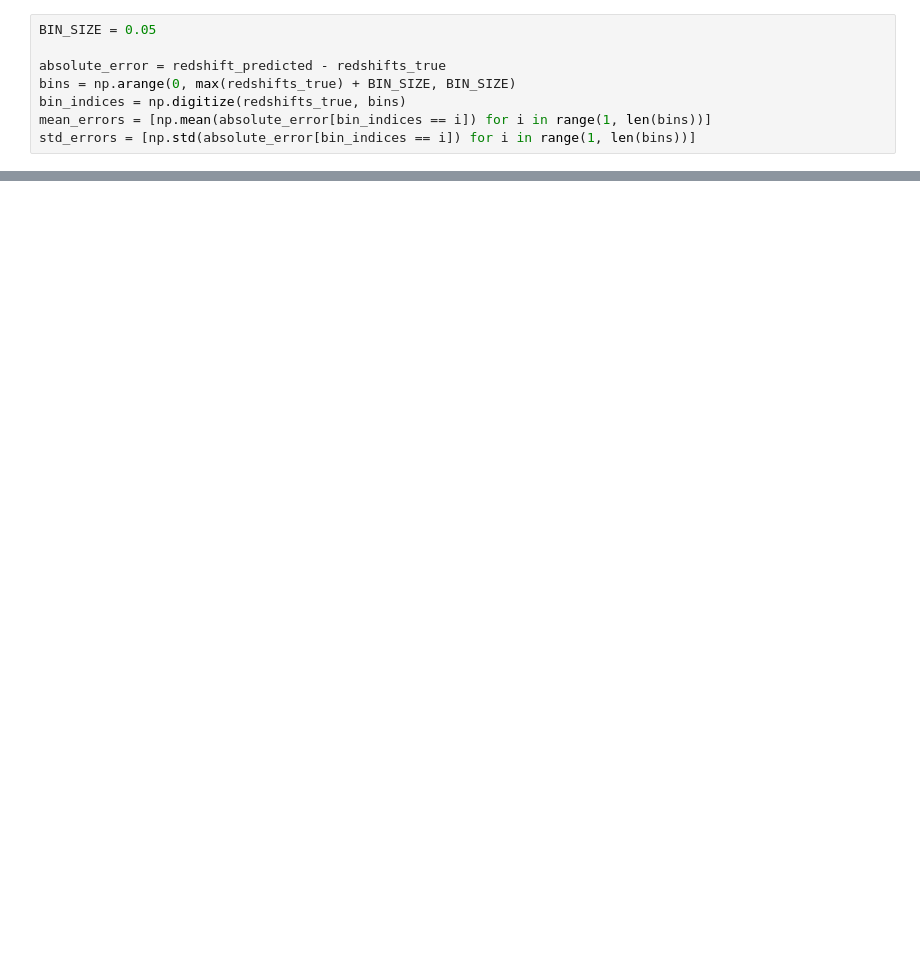
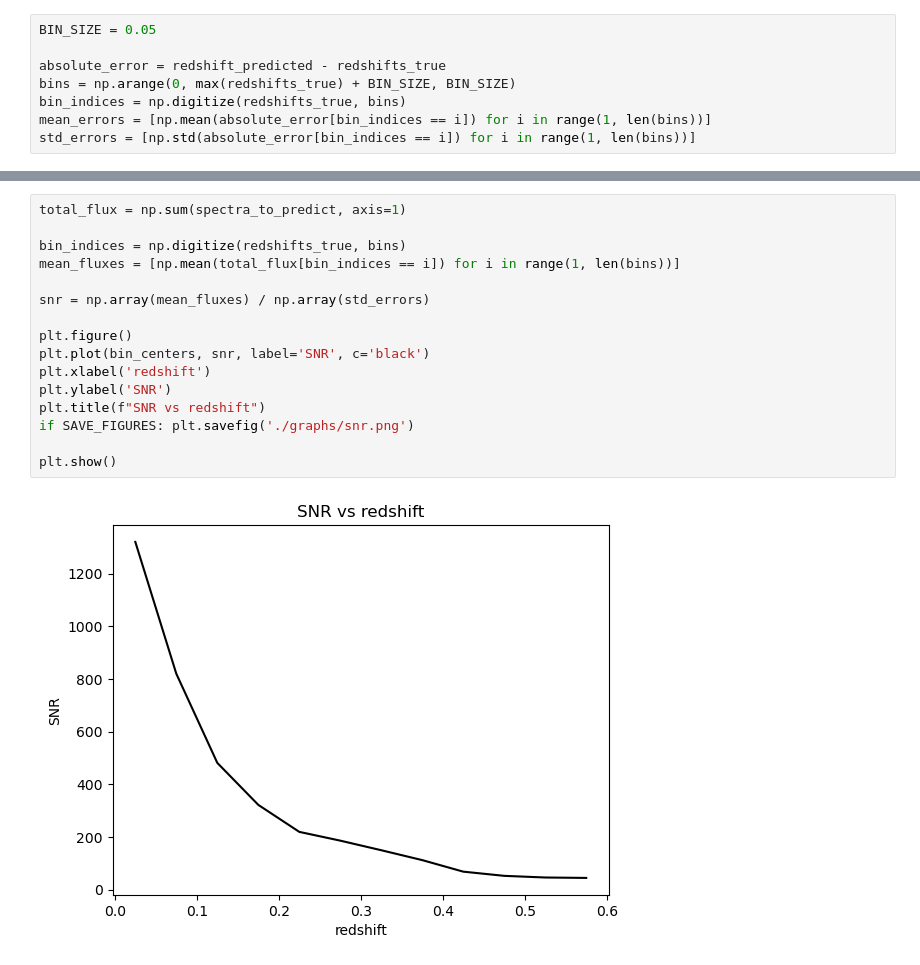
Before and after one commit to kiraleos/dissertation, a Jupyter notebook: code/thesis_cnn_test_data.ipynb, the cells around one changed output, grey strips where cells are left out. Cells and saved outputs as stored; diff of their text form; blank space fills up the shorter version.

```diff
--- a/code/thesis_cnn_test_data.ipynb
+++ b/code/thesis_cnn_test_data.ipynb
@@ -215,0 +216,18 @@ for i in range(len(mean_errors)):
+# %%
+total_flux = np.sum(spectra_to_predict, axis=1)
+
+bin_indices = np.digitize(redshifts_true, bins)
+mean_fluxes = [np.mean(total_flux[bin_indices == i]) for i in range(1, len(bins))]
+
+snr = np.array(mean_fluxes) / np.array(std_errors)
+
+plt.figure()
+plt.plot(bin_centers, snr, label='SNR', c='black')
+plt.xlabel('redshift')
+plt.ylabel('SNR')
+plt.title(f"SNR vs redshift")
+if SAVE_FIGURES: plt.savefig('./graphs/snr.png')
+
+plt.show()
+# %% [output]
+[figure, added]
```
Also changed, not shown: parts of 9 cells of this notebook, 4 other files.
